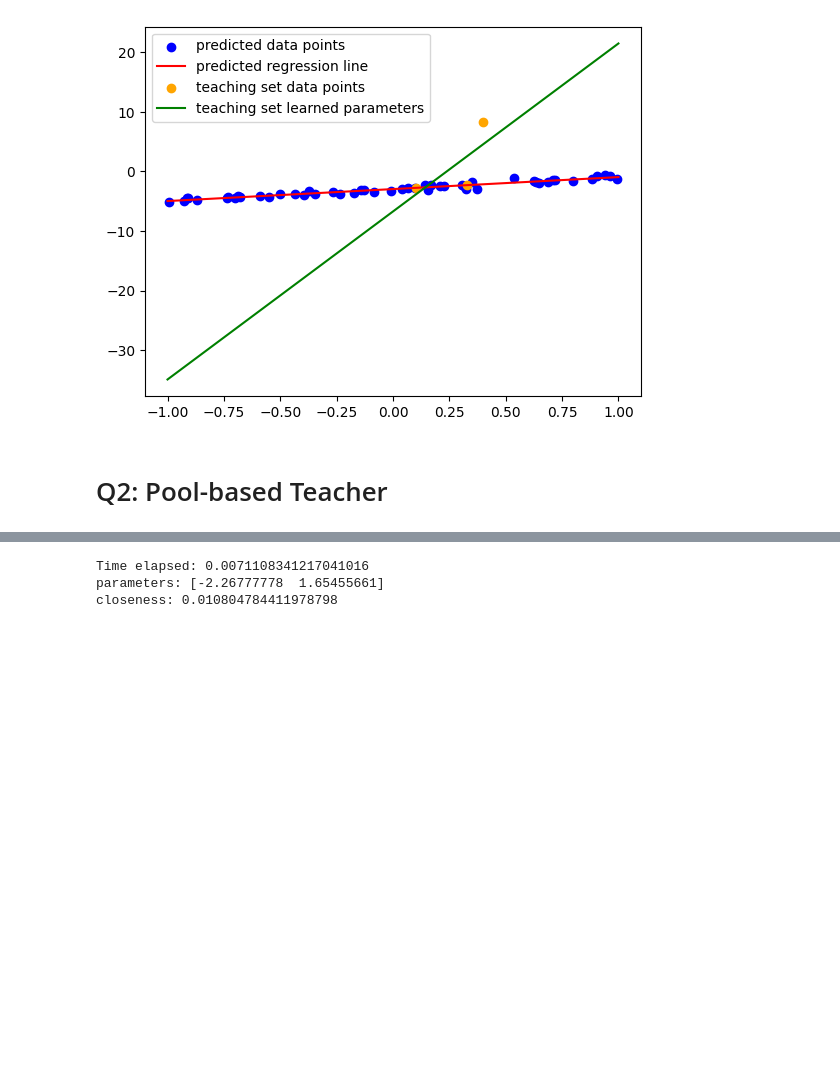
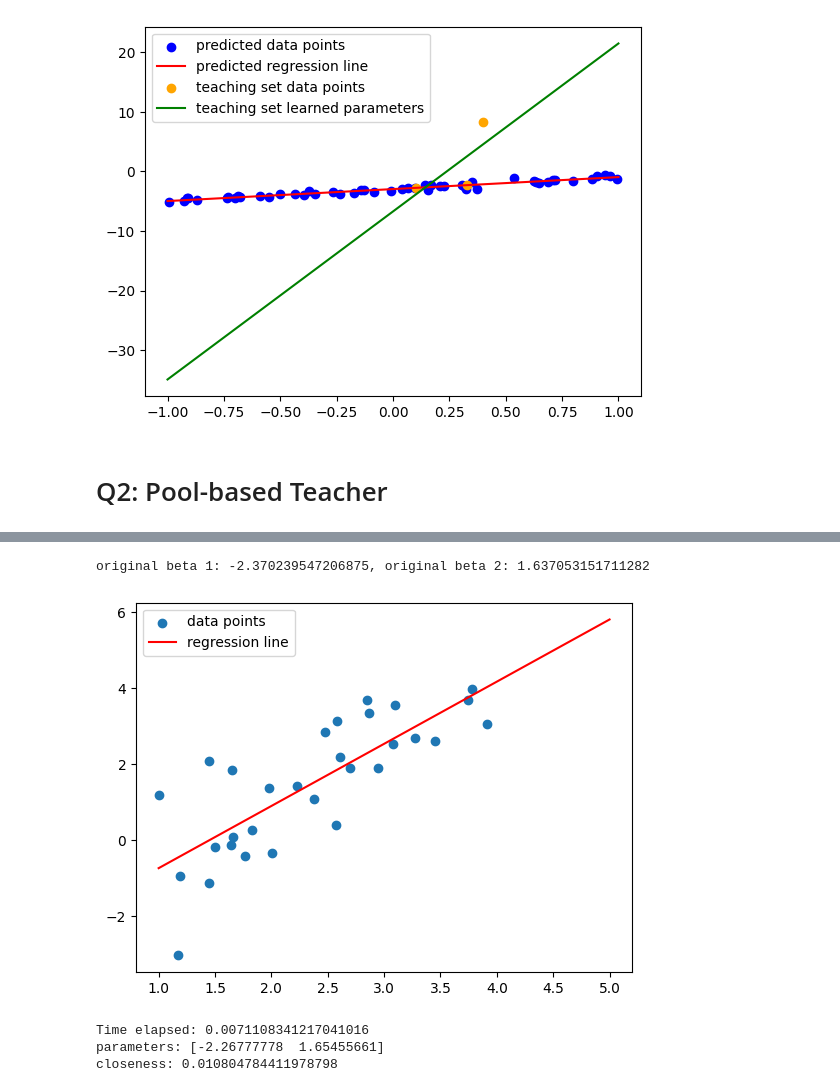
Before and after one commit to csjiet/machine-teaching-with-OLS, a Jupyter notebook: main.ipynb, the cells around one changed output, grey strips where cells are left out. Cells and saved outputs as stored; diff of their text form; code cells hidden in the pictures; blank space fills up the shorter version.

Commit message:
add plot for original regression q2

```diff
--- a/main.ipynb
+++ b/main.ipynb
@@ -236,3 +228,22 @@ original beta 1: -2.370239547206875, original beta 2: 1.637053151711282
+# %%
+# On all 30 entries
+x_all, y_all = pool.T
+o_beta1, o_beta2 = ols_estimator_1d(x_all, y_all)
+
+print(f'original beta 1: {o_beta1}, original beta 2: {o_beta2}')
+
+plt.scatter(x_all, y_all)
+
+# Plot regression line
+x_t = np.linspace(1,5, num=5)
+plt.plot(x_t, regression_formula(x_t, o_beta1, o_beta2), c='red')
+
+
+plt.legend(["data points", "regression line" ])
+plt.show()
+# %% [output]
+original beta 1: -2.370239547206875, original beta 2: 1.637053151711282
+[figure, added]
 # %%
 def find_2_pairs(pool, beta1, beta2):
     minimum = math.inf
```
Also changed, not shown: parts of 5 cells of this notebook, 1 other file.
